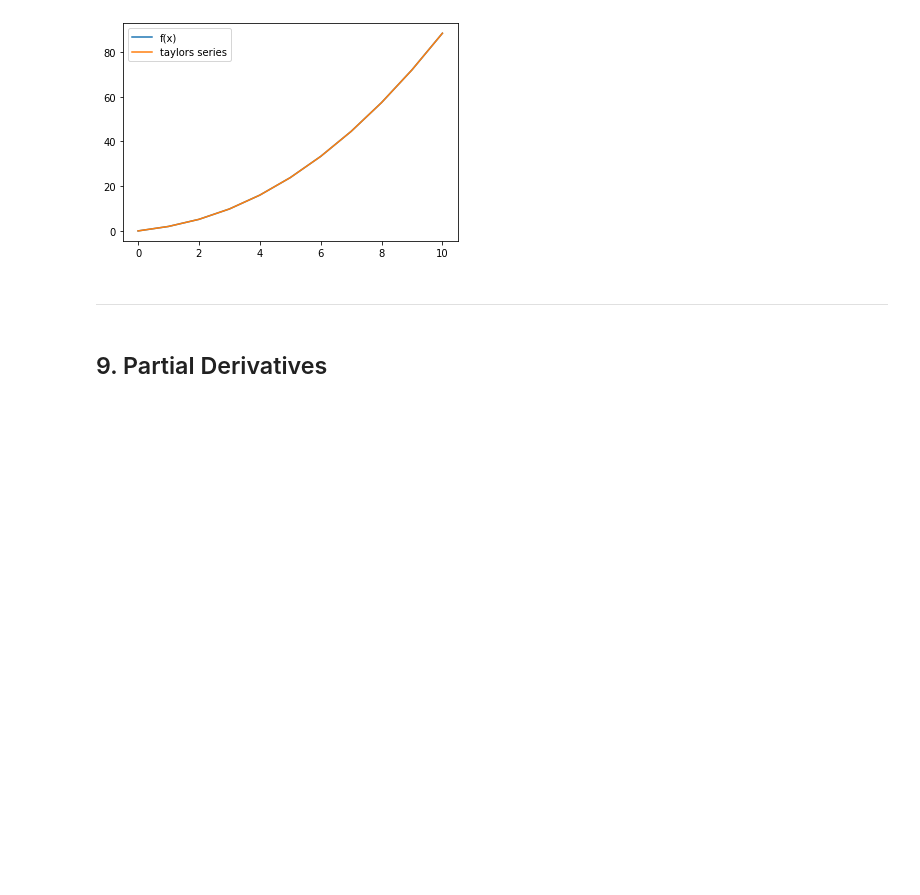
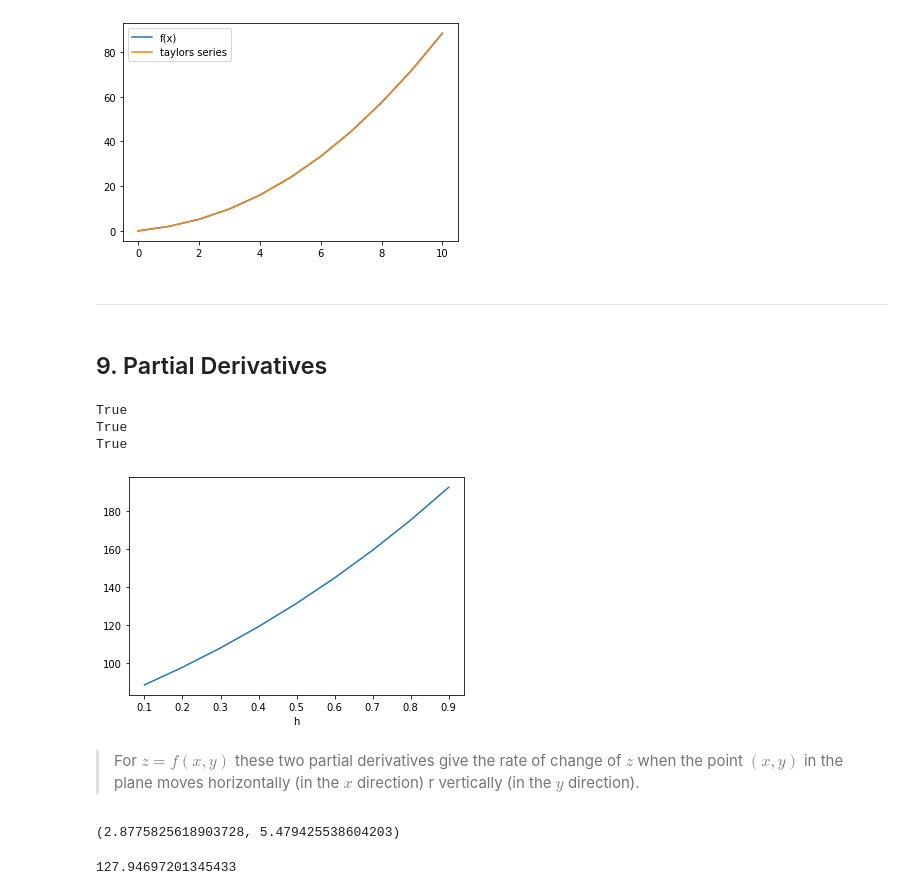
Before and after one commit to James-G-Hill/Sympy-Companion-to-Mathematics-Form-and-Function, a Jupyter notebook: Chapter 6.ipynb, the cells around one changed output. Cells and saved outputs as stored; diff of their text form; code cells hidden in the pictures; blank space fills up the shorter version.

```diff
--- a/Chapter 6.ipynb
+++ b/Chapter 6.ipynb
@@ -328,3 +328,83 @@ plt.show()
 ***
 # %% [markdown]
 ## 9. Partial Derivatives
+# %%
+def calculus_chain_rule(delta_z, delta_y, delta_x):
+    """
+    Shows the chain rule for calculus.
+    delta_z = z increment
+    delta_y = y increment
+    delta_x = x increment
+    """
+    derivative_z_x = delta_z / delta_x
+    derivative_z_y = delta_z / delta_y
+    derivative_y_x = delta_y / delta_x
+
+    return derivative_z_x == derivative_z_y * derivative_y_x
+
+print(calculus_chain_rule(3, 5, 3))
+print(calculus_chain_rule(10, 2, 4))
+print(calculus_chain_rule(.4, .5, 2.1))
+# %% [output]
+True
+True
+True
+# %%
+import numpy as np
+
+def partial_derivative_x(fn, x, y, h):
+    """ Calculates partial derivative as h approaches 0.
+        There is a similar partial derivative for the y.
+
+    fn = a function of 2 variables
+    x = the x input
+    y = the y input
+    h = the variable approaching the limit
+    """
+    numerator = fn(x + h, y) - fn(x, y)
+    denominator = h
+    return numerator / denominator
+
+def partial_derivative_y(fn, x, y, h):
+    """ Calculates partial derivative as h approaches 0. """
+    numerator = fn(x, y + h) - fn(x, y)
+    denominator = h
+    return numerator / denominator
+
+
+derivs = [partial_derivative_x(pow, 2, 5, h) for h in np.arange(.1, 1, .1)]
+
+plt.plot(np.arange(.1, 1, .1), derivs, label = "derivative z with x")
+plt.xlabel('h')
+plt.show()
+# %% [output]
+[figure, added]
+# %% [markdown]
+> For $z = f(x,y)$ these two partial derivatives give the rate of change of $z$ when the point $(x,y)$ in the plane moves horizontally (in the $x$ direction) r vertically (in the $y$ direction).
+# %%
+def z_change_non_vertical_non_horizontal(x, y, t, theta):
+    """ Calculates rate of change of z along 2 axis given t & angle.
+    x = original x position
+    y = original y position
+    t = change in direction of angle
+    theta = the angle
+    """
+    x = x + math.cos(theta) * t
+    y = y + math.sin(theta) * t
+    return x, y
+
+print(z_change_non_vertical_non_horizontal(2, 5, 1, .5))
+# %% [output]
+(2.8775825618903728, 5.479425538604203)
+# %%
+def directional_derivative(jdx, jdy, theta):
+    """ Equals the result of dz / dt. """
+    zx = jdx * math.cos(theta)
+    zy = jdy * math.sin(theta)
+    return zx + zy
+
+jdx = partial_derivative_x(pow, 2, 5, .5)
+jdy = partial_derivative_y(pow, 2, 5, .5)
+print(directional_derivative(jdx, jdy, .5))
+# %% [output]
+127.94697201345433
```
Also changed, not shown: parts of 9 cells of this notebook.
